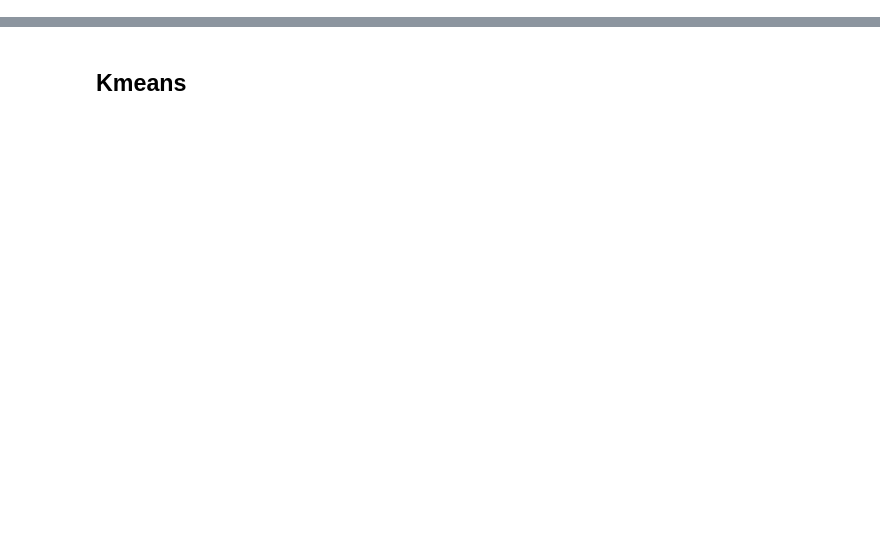
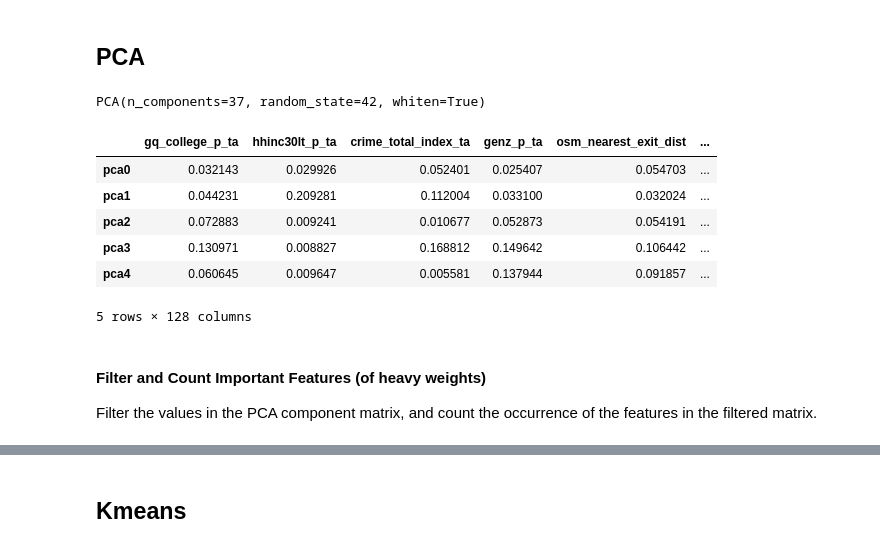
Before and after one commit to mozhao0331/Restaurant_Segmentation_Analysis, a Jupyter notebook: doc/subway/initial_model_sub.ipynb, the cells around one changed output, grey strips where cells are left out. Saved outputs shown, nothing was run; the diff lists cells and outputs as text; code cells hidden in the pictures; blank space fills up the shorter version.

```diff
--- a/doc/subway/initial_model_sub.ipynb
+++ b/doc/subway/initial_model_sub.ipynb
@@ -82,0 +17,32 @@ column_names.sort()
+# %%
+DIR = "../../data/"
+SUBWAYUS = "Subway USA/subway_usa_"
+train_df = pd.read_csv(DIR + SUBWAYUS + "processed_train.csv", index_col="store")
+test_df = pd.read_csv(DIR + SUBWAYUS + "processed_test.csv", index_col="store")
+merged_df = pd.concat([train_df, test_df])
+stores = pd.read_csv(DIR + SUBWAYUS + "stores.csv", index_col="store")
+# %% [markdown]
+## PCA
+# %%
+pca = PCA(n_components=37, whiten=True, random_state=42)
+pca.fit(train_df)
+# %% [output]
+PCA(n_components=37, random_state=42, whiten=True)
+# %%
+transformed_features = pd.DataFrame(
+    abs(pca.components_),
+    columns=train_df.columns.tolist(),
+    index=pca.get_feature_names_out(train_df.columns.tolist()))
+transformed_features.head()
+# %% [output]
+|  | gq_college_p_ta | hhinc30lt_p_ta | crime_total_index_ta | genz_p_ta | osm_nearest_exit_dist | ... |
+| pca0 | 0.032143 | 0.029926 | 0.052401 | 0.025407 | 0.054703 | ... |
+| pca1 | 0.044231 | 0.209281 | 0.112004 | 0.033100 | 0.032024 | ... |
+| pca2 | 0.072883 | 0.009241 | 0.010677 | 0.052873 | 0.054191 | ... |
+| pca3 | 0.130971 | 0.008827 | 0.168812 | 0.149642 | 0.106442 | ... |
+| pca4 | 0.060645 | 0.009647 | 0.005581 | 0.137944 | 0.091857 | ... |
+5 rows × 128 columns
+# %% [markdown]
+#### Filter and Count Important Features (of heavy weights)
+
+Filter the values in the PCA component matrix, and count the occurrence of the features in the filtered matrix.
```
Also changed, not shown: parts of 65 cells of this notebook.
